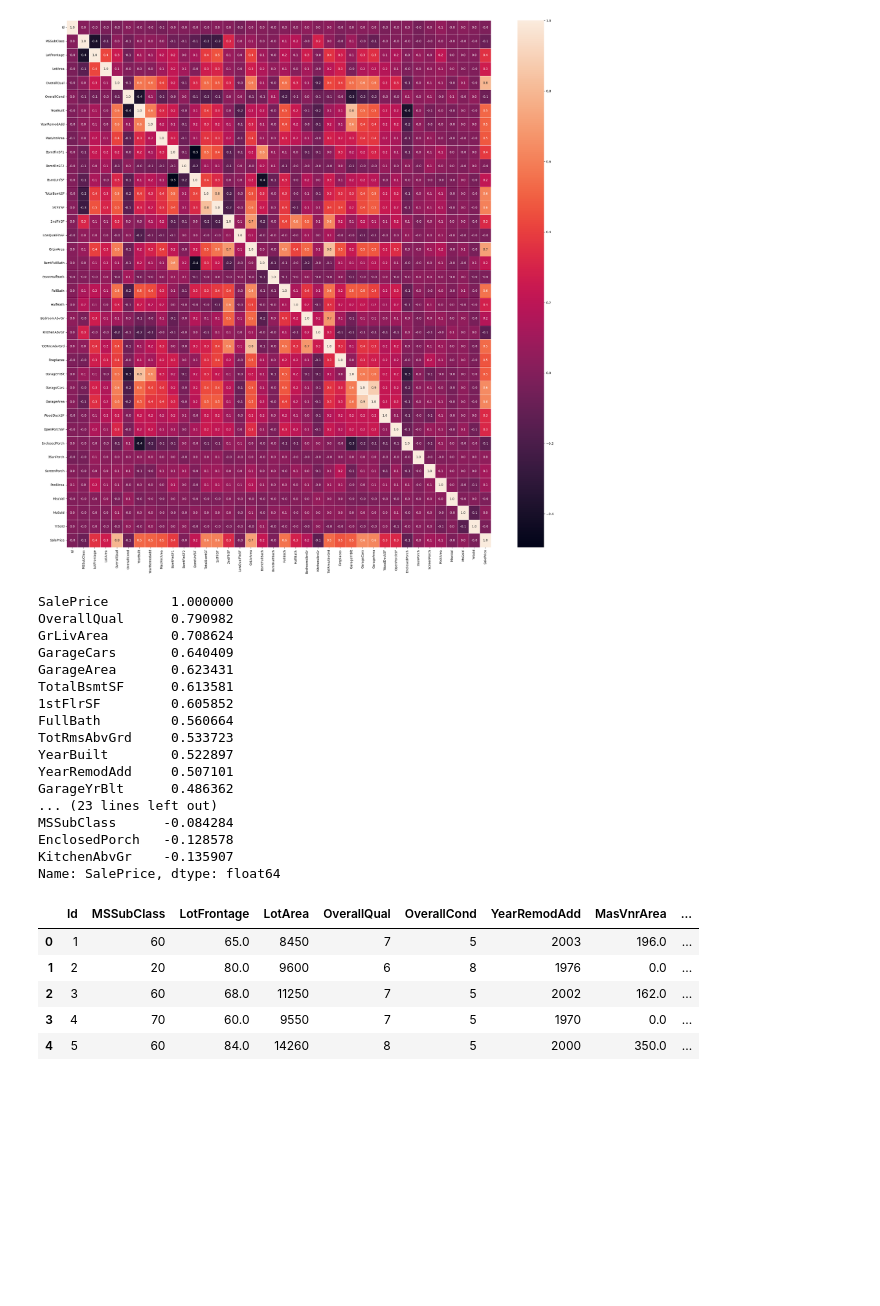
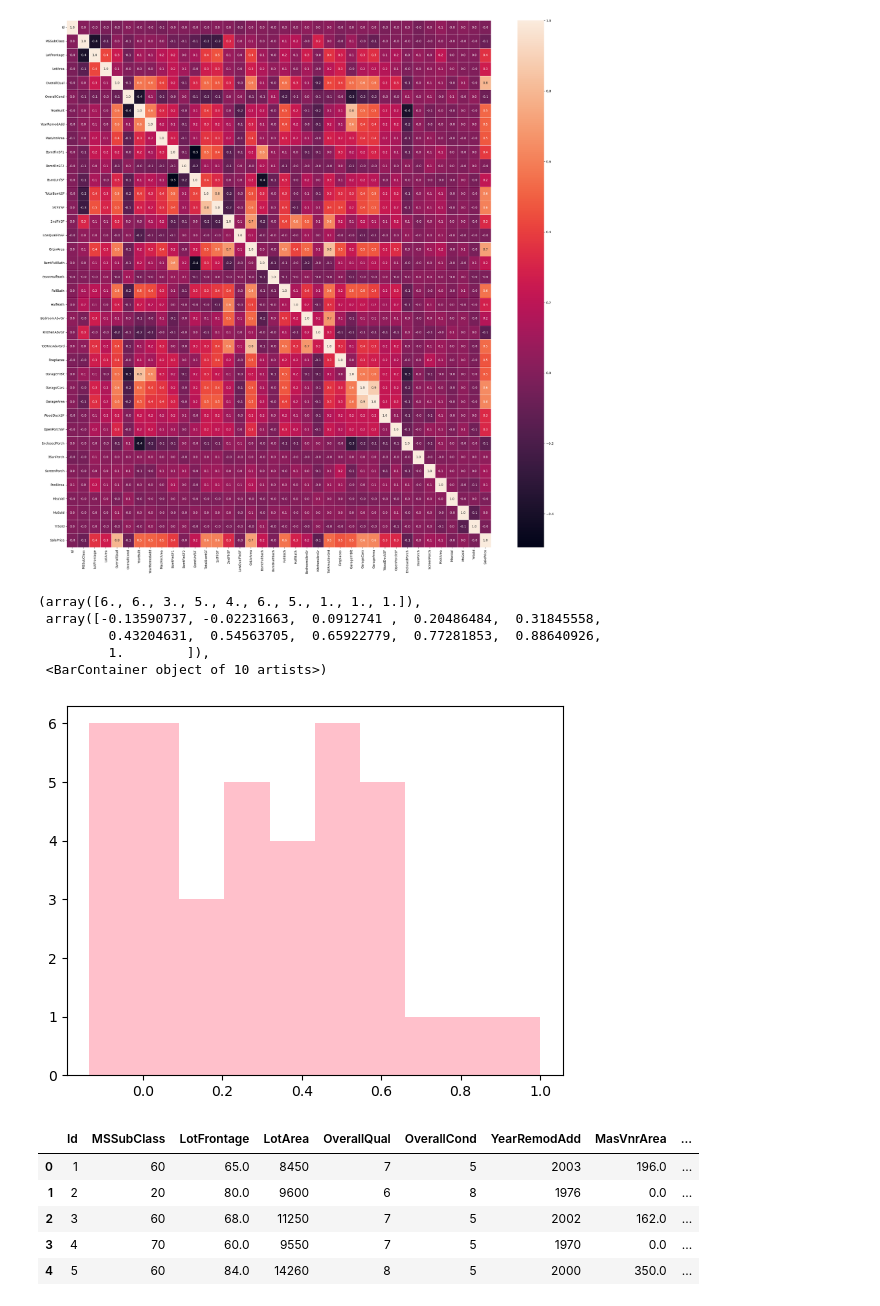
Before and after one commit to TKQhena/MLG_Assignment_1, a Jupyter notebook: Asses1_HousePrices.ipynb, the cells around one changed output. Cells and saved outputs as stored; diff of their text form; code cells hidden in the pictures; blank space fills up the shorter version.

Commit message:
updates to graph

```diff
--- a/Asses1_HousePrices.ipynb
+++ b/Asses1_HousePrices.ipynb
@@ -242,24 +242,14 @@ plt.show()
 [figure]
 # %%
 correlation["SalePrice"].sort_values(ascending=False)
+plt.hist(correlation["SalePrice"],color = 'pink')
 # %% [output]
-SalePrice        1.000000
-OverallQual      0.790982
-GrLivArea        0.708624
-GarageCars       0.640409
-GarageArea       0.623431
-TotalBsmtSF      0.613581
-1stFlrSF         0.605852
-FullBath         0.560664
-TotRmsAbvGrd     0.533723
-YearBuilt        0.522897
-YearRemodAdd     0.507101
-GarageYrBlt      0.486362
-... (23 lines left out)
-MSSubClass      -0.084284
-EnclosedPorch   -0.128578
-KitchenAbvGr    -0.135907
-Name: SalePrice, dtype: float64
+(array([6., 6., 3., 5., 4., 6., 5., 1., 1., 1.]),
+ array([-0.13590737, -0.02231663,  0.0912741 ,  0.20486484,  0.31845558,
+         0.43204631,  0.54563705,  0.65922779,  0.77281853,  0.88640926,
+         1.        ]),
+ <BarContainer object of 10 artists>)
+[figure, added]
 # %%
 #Age of the house is correlated to the sale price of the house therefore age of house feature must be made
 df_final["Age"] = df_final["YrSold"] - df_final["YearBuilt"]
```
Also changed, not shown: parts of 4 cells of this notebook.
